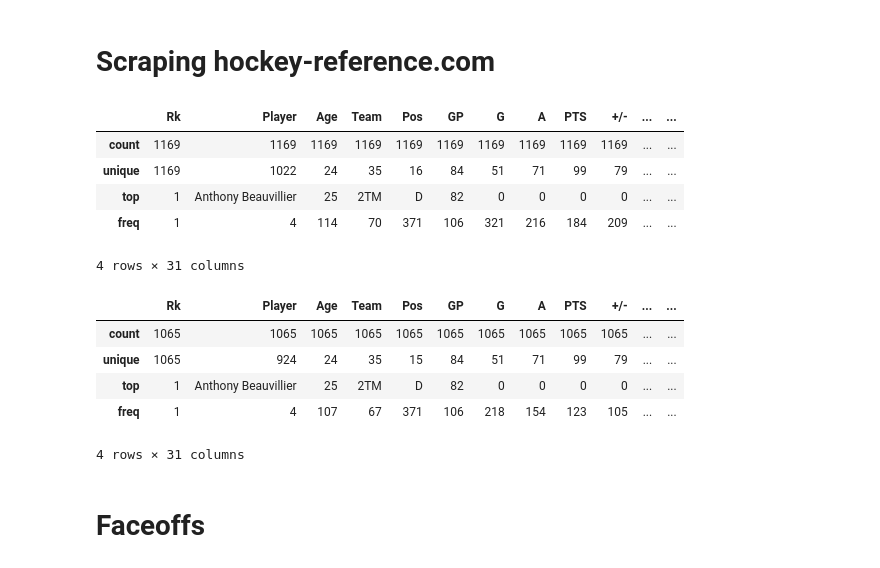
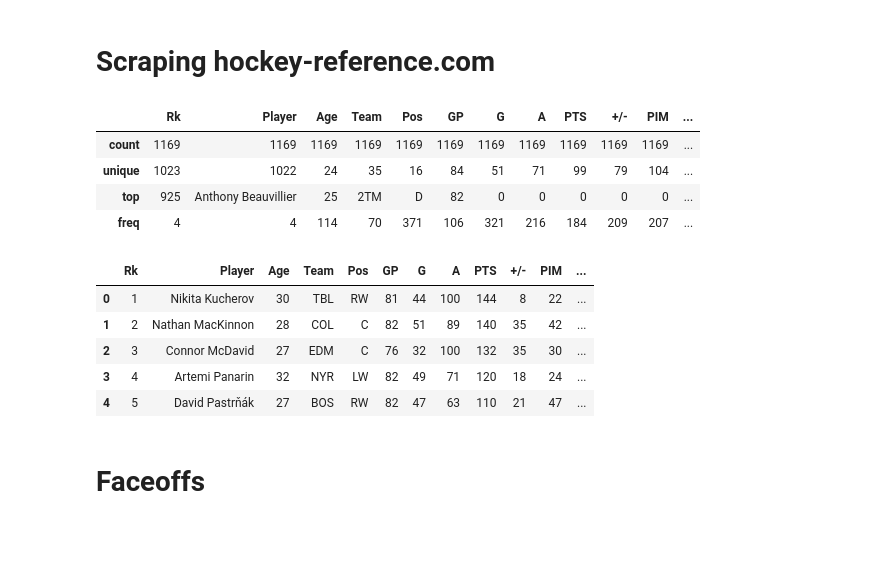
Before and after one commit to pbton/lonely_gold, a Jupyter notebook: NHL.ipynb, the cells around one changed output. Drawn from its saved outputs; the diff is of its cells as text; code cells hidden in the pictures; blank space fills up the shorter version.

```diff
--- a/NHL.ipynb
+++ b/NHL.ipynb
@@ -22,27 +22,29 @@ column_headers = ['Rk','Player','Age','Team','Pos','GP','G','A','PTS','+/-','PIM
 
 full_data = [[td1.getText() for td1 in rows1[i].find_all(['th','td'])]
             for i in range(len(rows1))]
+# %%
+pd.set_option('display.max_columns', None)
+pd.set_option('display.max_rows', None)
 # %%
 df = pd.DataFrame(full_data, columns=column_headers)
 df.describe()
 # %% [output]
-|  | Rk | Player | Age | Team | Pos | GP | G | A | PTS | +/- | ... | ... |
-| count | 1169 | 1169 | 1169 | 1169 | 1169 | 1169 | 1169 | 1169 | 1169 | 1169 | ... | ... |
-| unique | 1169 | 1022 | 24 | 35 | 16 | 84 | 51 | 71 | 99 | 79 | ... | ... |
-| top | 1 | Anthony Beauvillier | 25 | 2TM | D | 82 | 0 | 0 | 0 | 0 | ... | ... |
-| freq | 1 | 4 | 114 | 70 | 371 | 106 | 321 | 216 | 184 | 209 | ... | ... |
+|  | Rk | Player | Age | Team | Pos | GP | G | A | PTS | +/- | PIM | ... |
+| count | 1169 | 1169 | 1169 | 1169 | 1169 | 1169 | 1169 | 1169 | 1169 | 1169 | 1169 | ... |
+| unique | 1023 | 1022 | 24 | 35 | 16 | 84 | 51 | 71 | 99 | 79 | 104 | ... |
+| top | 925 | Anthony Beauvillier | 25 | 2TM | D | 82 | 0 | 0 | 0 | 0 | 0 | ... |
+| freq | 4 | 4 | 114 | 70 | 371 | 106 | 321 | 216 | 184 | 209 | 207 | ... |
-4 rows × 31 columns
 # %%
 # Cleaning up goalies
 df = df[df.Pos != 'G']
-df.describe()
+df.head()
 # %% [output]
-|  | Rk | Player | Age | Team | Pos | GP | G | A | PTS | +/- | ... | ... |
-| count | 1065 | 1065 | 1065 | 1065 | 1065 | 1065 | 1065 | 1065 | 1065 | 1065 | ... | ... |
-| unique | 1065 | 924 | 24 | 35 | 15 | 84 | 51 | 71 | 99 | 79 | ... | ... |
-| top | 1 | Anthony Beauvillier | 25 | 2TM | D | 82 | 0 | 0 | 0 | 0 | ... | ... |
-| freq | 1 | 4 | 107 | 67 | 371 | 106 | 218 | 154 | 123 | 105 | ... | ... |
+|  | Rk | Player | Age | Team | Pos | GP | G | A | PTS | +/- | PIM | ... |
+| 0 | 1 | Nikita Kucherov | 30 | TBL | RW | 81 | 44 | 100 | 144 | 8 | 22 | ... |
+| 1 | 2 | Nathan MacKinnon | 28 | COL | C | 82 | 51 | 89 | 140 | 35 | 42 | ... |
+| 2 | 3 | Connor McDavid | 27 | EDM | C | 76 | 32 | 100 | 132 | 35 | 30 | ... |
+| 3 | 4 | Artemi Panarin | 32 | NYR | LW | 82 | 49 | 71 | 120 | 18 | 24 | ... |
+| 4 | 5 | David Pastrňák | 27 | BOS | RW | 82 | 47 | 63 | 110 | 21 | 47 | ... |
-4 rows × 31 columns
 # %% [markdown]
 # Faceoffs
 # %%
```
Also changed, not shown: parts of 9 cells of this notebook.
